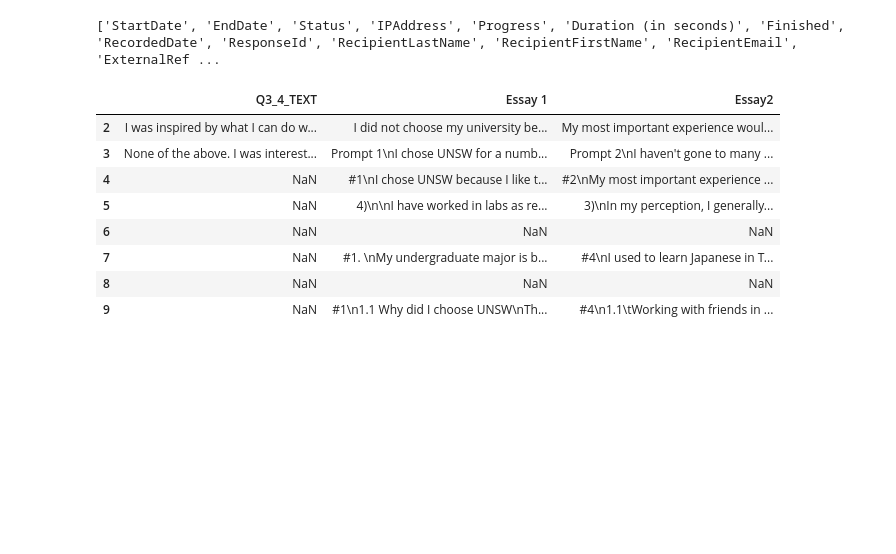
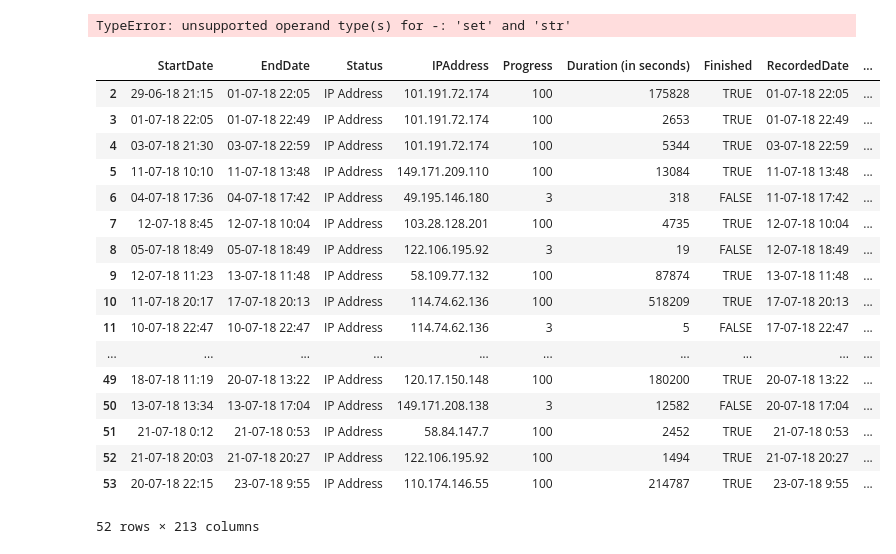
Before and after one commit to danielhanchen/UNSW_2025_Degree_Recommendation, a Jupyter notebook: UNI_MAJOR.ipynb, the cells around one changed output. Cells and saved outputs as stored; diff of their text form; code cells hidden in the pictures; blank space fills up the shorter version.

```diff
--- a/UNI_MAJOR.ipynb
+++ b/UNI_MAJOR.ipynb
@@ -122,0 +140,4 @@ class BuildCorpus():
+# %%
+BuildCorpus('C:/Users/daniel.DESKTOP-JL0PCLC/Desktop/maker')._build()
+# %% [output]
+TypeError: unsupported operand type(s) for -: 'set' and 'str'
@@ -123,18 +155,22 @@ class BuildCorpus():
 # %%
-data = pd.read_csv('C:/Users/daniel.DESKTOP-JL0PCLC/Desktop/University-major_July-13-2018_19.56.csv').iloc[2:]
-print(list(data.columns))
+data = pd.read_csv('C:/Users/daniel.DESKTOP-JL0PCLC/Desktop/University-major_July-23-2018_10.50.csv').iloc[2:]
+data
 # %% [output]
+|  | StartDate | EndDate | Status | IPAddress | Progress | Duration (in seconds) | Finished | RecordedDate | ... |
+| 2 | 29-06-18 21:15 | 01-07-18 22:05 | IP Address | 101.191.72.174 | 100 | 175828 | TRUE | 01-07-18 22:05 | ... |
+| 3 | 01-07-18 22:05 | 01-07-18 22:49 | IP Address | 101.191.72.174 | 100 | 2653 | TRUE | 01-07-18 22:49 | ... |
+| 4 | 03-07-18 21:30 | 03-07-18 22:59 | IP Address | 101.191.72.174 | 100 | 5344 | TRUE | 03-07-18 22:59 | ... |
+| 5 | 11-07-18 10:10 | 11-07-18 13:48 | IP Address | 149.171.209.110 | 100 | 13084 | TRUE | 11-07-18 13:48 | ... |
+| 6 | 04-07-18 17:36 | 04-07-18 17:42 | IP Address | 49.195.146.180 | 3 | 318 | FALSE | 11-07-18 17:42 | ... |
+| 7 | 12-07-18 8:45 | 12-07-18 10:04 | IP Address | 103.28.128.201 | 100 | 4735 | TRUE | 12-07-18 10:04 | ... |
+| 8 | 05-07-18 18:49 | 05-07-18 18:49 | IP Address | 122.106.195.92 | 3 | 19 | FALSE | 12-07-18 18:49 | ... |
+| 9 | 12-07-18 11:23 | 13-07-18 11:48 | IP Address | 58.109.77.132 | 100 | 87874 | TRUE | 13-07-18 11:48 | ... |
+| 10 | 11-07-18 20:17 | 17-07-18 20:13 | IP Address | 114.74.62.136 | 100 | 518209 | TRUE | 17-07-18 20:13 | ... |
+| 11 | 10-07-18 22:47 | 10-07-18 22:47 | IP Address | 114.74.62.136 | 3 | 5 | FALSE | 17-07-18 22:47 | ... |
+| ... | ... | ... | ... | ... | ... | ... | ... | ... | ... |
+| 49 | 18-07-18 11:19 | 20-07-18 13:22 | IP Address | 120.17.150.148 | 100 | 180200 | TRUE | 20-07-18 13:22 | ... |
+| 50 | 13-07-18 13:34 | 13-07-18 17:04 | IP Address | 149.171.208.138 | 3 | 12582 | FALSE | 20-07-18 17:04 | ... |
+| 51 | 21-07-18 0:12 | 21-07-18 0:53 | IP Address | 58.84.147.7 | 100 | 2452 | TRUE | 21-07-18 0:53 | ... |
+| 52 | 21-07-18 20:03 | 21-07-18 20:27 | IP Address | 122.106.195.92 | 100 | 1494 | TRUE | 21-07-18 20:27 | ... |
+| 53 | 20-07-18 22:15 | 23-07-18 9:55 | IP Address | 110.174.146.55 | 100 | 214787 | TRUE | 23-07-18 9:55 | ... |
-['StartDate', 'EndDate', 'Status', 'IPAddress', 'Progress', 'Duration (in seconds)', 'Finished', 'RecordedDate', 'ResponseId', 'RecipientLastName', 'RecipientFirstName', 'RecipientEmail', 'ExternalRef ...
+52 rows × 213 columns
-# %%
-columns_needed = ['Q3_4_TEXT', 'Essay 1', 'Essay2']
-data[columns_needed]
-# %% [output]
-|  | Q3_4_TEXT | Essay 1 | Essay2 |
-| 2 | I was inspired by what I can do w... | I did not choose my university be... | My most important experience woul... |
-| 3 | None of the above. I was interest... | Prompt 1\nI chose UNSW for a numb... | Prompt 2\nI haven't gone to many ... |
-| 4 | NaN | #1\nI chose UNSW because I like t... | #2\nMy most important experience ... |
-| 5 | NaN | 4)\n\nI have worked in labs as re... | 3)\nIn my perception, I generally... |
-| 6 | NaN | NaN | NaN |
-| 7 | NaN | #1. \nMy undergraduate major is b... | #4\nI used to learn Japanese in T... |
-| 8 | NaN | NaN | NaN |
-| 9 | NaN | #1\n1.1 Why did I choose UNSW\nTh... | #4\n1.1\tWorking with friends in ... |
```
Also changed, not shown: parts of 13 cells of this notebook.
